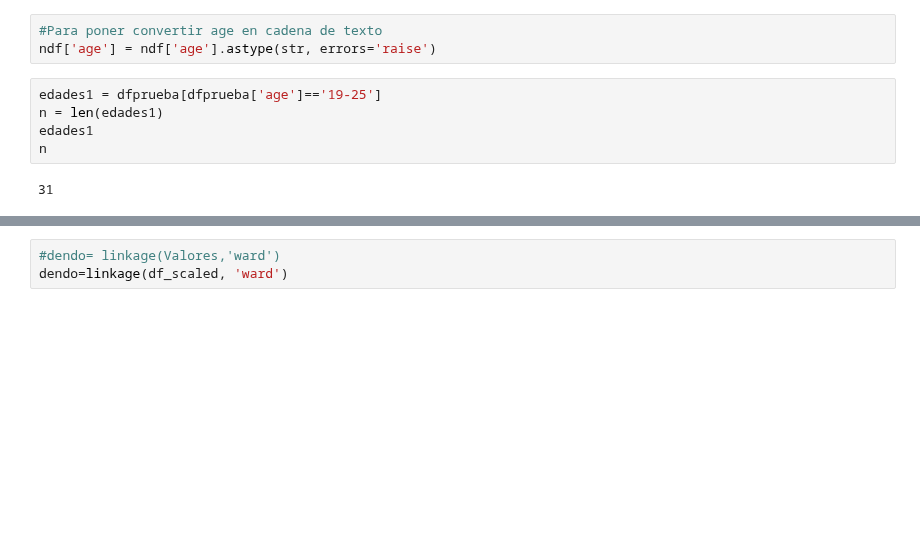
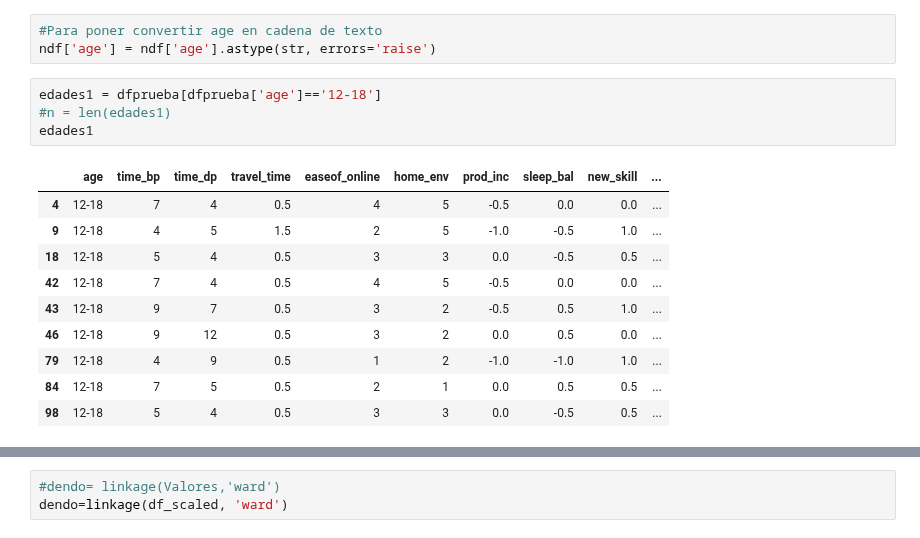
Before and after one commit to Gennifer2001/tesis, a Jupyter notebook: Tésisjeje2_0.ipynb, the cells around one changed output, grey strips where cells are left out. Drawn from its saved outputs; the diff is of its cells as text; blank space fills up the shorter version.

```diff
--- a/Tésisjeje2_0.ipynb
+++ b/Tésisjeje2_0.ipynb
@@ -168,12 +177,20 @@ ndf
 #Para poner convertir age en cadena de texto
 ndf['age'] = ndf['age'].astype(str, errors='raise')
 # %%
-edades1 = dfprueba[dfprueba['age']=='19-25']
-n = len(edades1)
+edades1 = dfprueba[dfprueba['age']=='12-18']
+#n = len(edades1)
 edades1
-n
 # %% [output]
-31
+|  | age | time_bp | time_dp | travel_time | easeof_online | home_env | prod_inc | sleep_bal | new_skill | ... |
+| 4 | 12-18 | 7 | 4 | 0.5 | 4 | 5 | -0.5 | 0.0 | 0.0 | ... |
+| 9 | 12-18 | 4 | 5 | 1.5 | 2 | 5 | -1.0 | -0.5 | 1.0 | ... |
+| 18 | 12-18 | 5 | 4 | 0.5 | 3 | 3 | 0.0 | -0.5 | 0.5 | ... |
+| 42 | 12-18 | 7 | 4 | 0.5 | 4 | 5 | -0.5 | 0.0 | 0.0 | ... |
+| 43 | 12-18 | 9 | 7 | 0.5 | 3 | 2 | -0.5 | 0.5 | 1.0 | ... |
+| 46 | 12-18 | 9 | 12 | 0.5 | 3 | 2 | 0.0 | 0.5 | 0.0 | ... |
+| 79 | 12-18 | 4 | 9 | 0.5 | 1 | 2 | -1.0 | -1.0 | 1.0 | ... |
+| 84 | 12-18 | 7 | 5 | 0.5 | 2 | 1 | 0.0 | 0.5 | 0.5 | ... |
+| 98 | 12-18 | 5 | 4 | 0.5 | 3 | 3 | 0.0 | -0.5 | 0.5 | ... |
 # %%
 print(ndf['age'])
 # %% [output]
```
Also changed, not shown: parts of 9 cells of this notebook.
